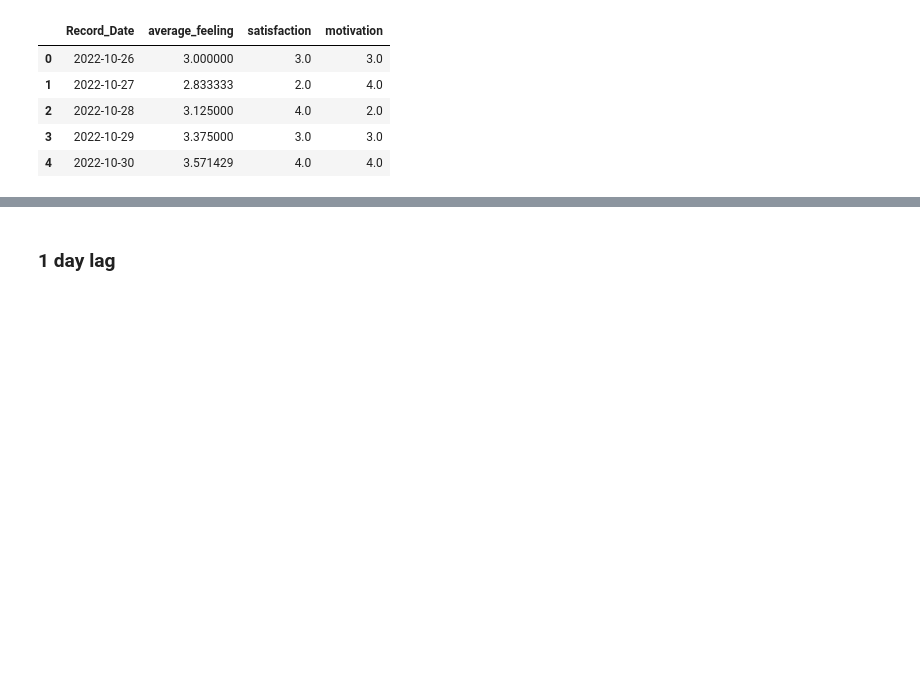
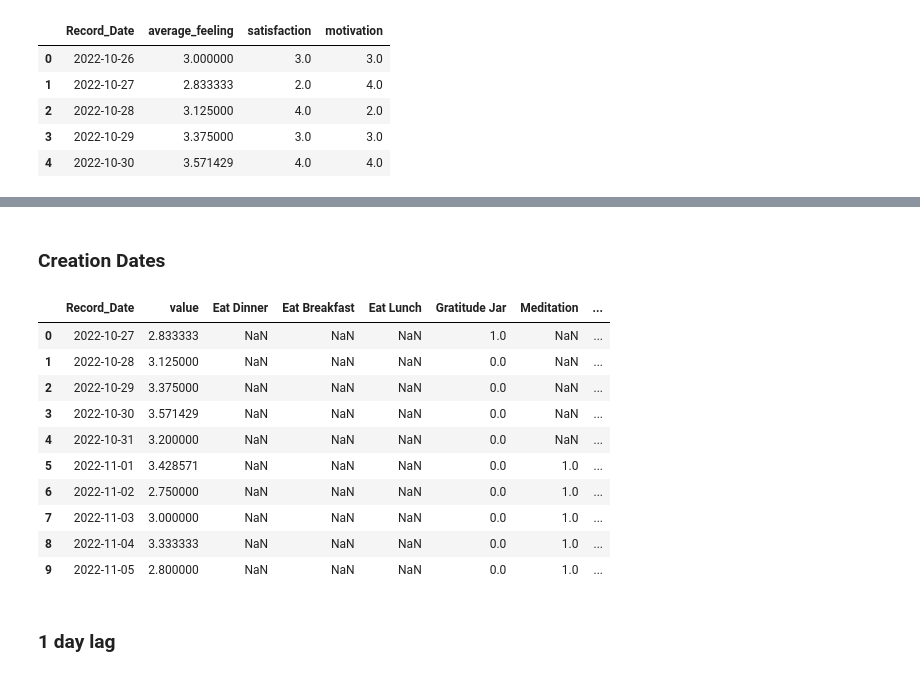
Before and after one commit to kaley-neufeld/Mental-Health-Project, a Jupyter notebook: notebooks/feature_engineering.ipynb, the cells around one changed output, grey strips where cells are left out. Drawn from its saved outputs; the diff is of its cells as text; code cells hidden in the pictures; blank space fills up the shorter version.

```diff
--- a/notebooks/feature_engineering.ipynb
+++ b/notebooks/feature_engineering.ipynb
@@ -43,0 +48,4 @@ avg_feelings_df = avg_feelings_df.rename(columns={'average_feeling':'value'})
+# %%
+df = pd.merge(avg_feelings_df, activities_df, on='Record_Date', how='inner')
+df['Record_Date'] = pd.to_datetime(df['Record_Date'])
+df.head()
@@ -43,0 +59,8 @@ avg_feelings_df = avg_feelings_df.rename(columns={'average_feeling':'value'})
+# %%
+fill_values = {}
+for col in ex_variable_names:
+    fill_values[col] = 0
+
+df = df.fillna(value=fill_values)
+df = df.dropna(subset=['value'])
+# assuming that if I'm missing records then I just didn't do that activity
@@ -43,0 +76,2 @@ avg_feelings_df = avg_feelings_df.rename(columns={'average_feeling':'value'})
+# %% [markdown]
+### Creation Dates
@@ -44,3 +92,17 @@ avg_feelings_df = avg_feelings_df.rename(columns={'average_feeling':'value'})
+# %%
+df.head(10)
+# %% [output]
+|  | Record_Date | value | Eat Dinner | Eat Breakfast | Eat Lunch | Gratitude Jar | Meditation | ... |
+| 0 | 2022-10-27 | 2.833333 | NaN | NaN | NaN | 1.0 | NaN | ... |
+| 1 | 2022-10-28 | 3.125000 | NaN | NaN | NaN | 0.0 | NaN | ... |
+| 2 | 2022-10-29 | 3.375000 | NaN | NaN | NaN | 0.0 | NaN | ... |
+| 3 | 2022-10-30 | 3.571429 | NaN | NaN | NaN | 0.0 | NaN | ... |
+| 4 | 2022-10-31 | 3.200000 | NaN | NaN | NaN | 0.0 | NaN | ... |
+| 5 | 2022-11-01 | 3.428571 | NaN | NaN | NaN | 0.0 | 1.0 | ... |
+| 6 | 2022-11-02 | 2.750000 | NaN | NaN | NaN | 0.0 | 1.0 | ... |
+| 7 | 2022-11-03 | 3.000000 | NaN | NaN | NaN | 0.0 | 1.0 | ... |
+| 8 | 2022-11-04 | 3.333333 | NaN | NaN | NaN | 0.0 | 1.0 | ... |
+| 9 | 2022-11-05 | 2.800000 | NaN | NaN | NaN | 0.0 | 1.0 | ... |
 # %% [markdown]
 ### 1 day lag
 # %%
```
Also changed, not shown: parts of 27 cells of this notebook, 2 other files.
